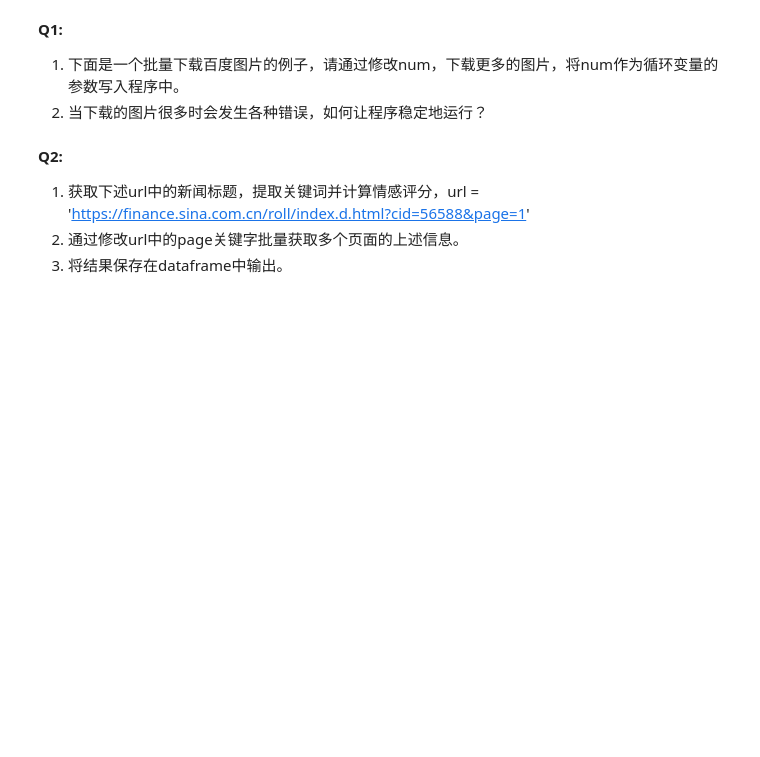
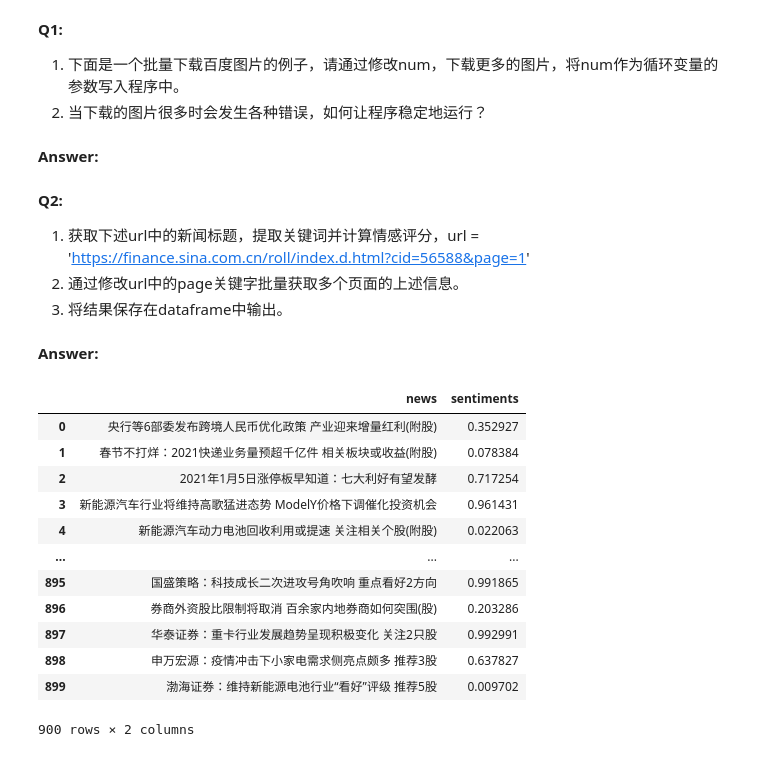
Before and after one commit to superMC5657/jrxy_python_course, a Jupyter notebook: ProgramSession/homework3.ipynb, the cells around one changed output. Cells and saved outputs as stored; diff of their text form; code cells hidden in the pictures; blank space fills up the shorter version.

```diff
--- a/ProgramSession/homework3.ipynb
+++ b/ProgramSession/homework3.ipynb
@@ -37,3 +37,5 @@ for i in addlist:
     f.write(img.content)
     f.close()
 print('下载完成')
+# %% [markdown]
+**Answer:**
@@ -43,6 +81,52 @@ print('下载完成')
 1. 获取下述url中的新闻标题，提取关键词并计算情感评分，url = 'https://finance.sina.com.cn/roll/index.d.html?cid=56588&page=1'
 2. 通过修改url中的page关键字批量获取多个页面的上述信息。
 3. 将结果保存在dataframe中输出。
+# %% [markdown]
+**Answer:**
+# %%
+import requests
+from bs4 import  BeautifulSoup
+import re
+import numpy as np
+import pandas as pd
+
+def request_url(url):
+    user_agent = 'Mozilla/5.0 (Windows NT 10.0; Win64; x64) AppleWebKit/537.36 (KHTML, like Gecko) Chrome/59.0.3071.109 Safari/537.36'
+    headers = {'User-Agent': user_agent}
+
+    res = requests.get(url,headers=headers)
+    res.encoding = 'utf-8'
+    return res.text
+
+df=pd.DataFrame(columns = ('news', 'sentiments')) ## 初始化一个空的DataFrame
+for page in range(20):
+    url = 'https://finance.sina.com.cn/roll/index.d.html?cid=56588&page='+str(page+1)
+    ## 利用BeautifulSoup解析网页
+    soup = BeautifulSoup(request_url(url), 'lxml')
+    ## 利用find_all函数提取所需的新闻标题
+    info = [inf.text for inf in soup.find_all('a', target = '_blank')][2:]
+    ## 利用SnowNLP进行情感分析
+    from snownlp import SnowNLP
+    senti = [SnowNLP(text).sentiments for text in info]
+    ## 将结果保存至dataframe中
+    df = df.append(pd.DataFrame({'news': info, 'sentiments' : senti}))
+
+df.reset_index(inplace = True, drop = True)
+df
+# %% [output]
+|  | news | sentiments |
+| 0 | 央行等6部委发布跨境人民币优化政策 产业迎来增量红利(附股) | 0.352927 |
+| 1 | 春节不打烊：2021快递业务量预超千亿件 相关板块或收益(附股) | 0.078384 |
+| 2 | 2021年1月5日涨停板早知道：七大利好有望发酵 | 0.717254 |
+| 3 | 新能源汽车行业将维持高歌猛进态势 ModelY价格下调催化投资机会 | 0.961431 |
+| 4 | 新能源汽车动力电池回收利用或提速 关注相关个股(附股) | 0.022063 |
+| ... | ... | ... |
+| 895 | 国盛策略：科技成长二次进攻号角吹响 重点看好2方向 | 0.991865 |
+| 896 | 券商外资股比限制将取消 百余家内地券商如何突围(股) | 0.203286 |
+| 897 | 华泰证券：重卡行业发展趋势呈现积极变化 关注2只股 | 0.992991 |
+| 898 | 申万宏源：疫情冲击下小家电需求侧亮点颇多 推荐3股 | 0.637827 |
+| 899 | 渤海证券：维持新能源电池行业“看好”评级 推荐5股 | 0.009702 |
+900 rows × 2 columns
 # %% [markdown]
 **Q3：**
 1. 从tushareAPI获取房地产行业的股票，并计算它们的收盘价收益率的的相关矩阵，日期为从去年到今年。
```
Also changed, not shown: parts of 5 cells of this notebook.
